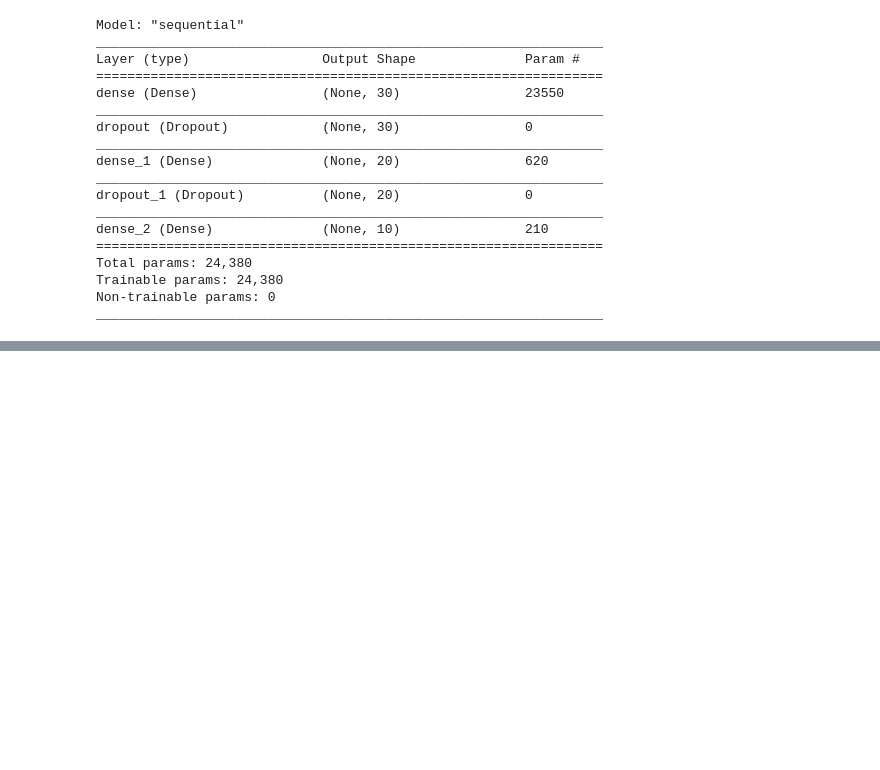
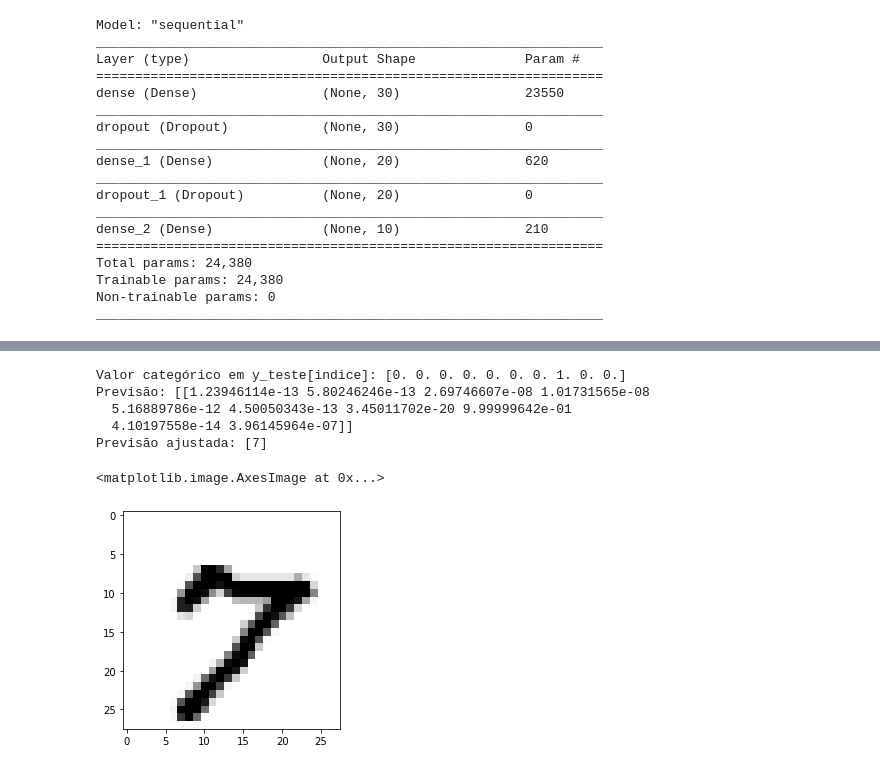
Before and after one commit to paulosalvatore/Ocean_DeepLearning_17_09_2020, a Jupyter notebook: Ocean_DeepLearning_17_09_2020.ipynb, the cells around one changed output, grey strips where cells are left out. Saved outputs shown, nothing was run; the diff lists cells and outputs as text; code cells hidden in the pictures; blank space fills up the shorter version.

```diff
--- a/Ocean_DeepLearning_17_09_2020.ipynb
+++ b/Ocean_DeepLearning_17_09_2020.ipynb
@@ -176,3 +176,17 @@ Total params: 24,380
 Trainable params: 24,380
 Non-trainable params: 0
 _________________________________________________________________
+# %%
+# Compila o modelo
+
+model.compile(loss='categorical_crossentropy',
+              optimizer=RMSprop(),
+              metrics=['accuracy'])
+# %%
+# Treina o modelo
+
+history = model.fit(x_treino, y_treino,
+                    batch_size = 128,
+                    epochs=10,
+                    verbose=1,
+                    validation_data=(x_teste, y_teste))
@@ -178,0 +214,39 @@ _________________________________________________________________
+# %%
+# Fazendo nossas previsões
+
+indice = 9000
+
+# Qual é o valor categórico em y_teste[indice]?
+print("Valor categórico em y_teste[indice]:", y_teste[indice])
+
+# Se for um 7, irá exibir [0. 0. 0. 0. 0. 0. 0. 1. 0. 0.]
+
+# print(x_teste[indice])
+
+imagem = x_teste[indice].reshape((1, resolucao_total))
+
+# print(imagem)
+
+# Fazendo a previsão
+
+prediction = model.predict(imagem)
+print("Previsão:", prediction)
+
+#prediction_class = model.predict_classes(imagem)
+
+import numpy as np
+
+prediction_class = np.argmax(model.predict(imagem), axis=-1)
+print("Previsão ajustada:", prediction_class)
+
+# Apenas para visualizar a imagem
+(x_treino_img, y_treino_img), (x_teste_img, y_teste_img) = mnist.load_data()
+plt.imshow(x_teste_img[indice], cmap=plt.cm.binary)
+# %% [output]
+Valor categórico em y_teste[indice]: [0. 0. 0. 0. 0. 0. 0. 1. 0. 0.]
+Previsão: [[1.23946114e-13 5.80246246e-13 2.69746607e-08 1.01731565e-08
+  5.16889786e-12 4.50050343e-13 3.45011702e-20 9.99999642e-01
+  4.10197558e-14 3.96145964e-07]]
+Previsão ajustada: [7]
+<matplotlib.image.AxesImage at 0x...>
+[figure, added]
```
Also changed, not shown: parts of 2 cells of this notebook.
